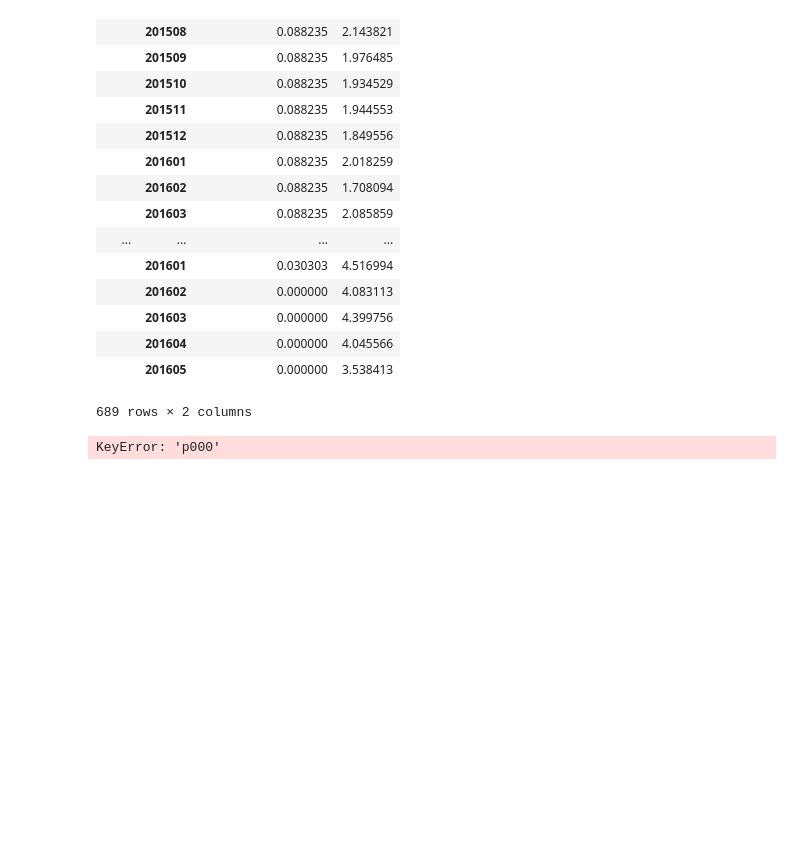
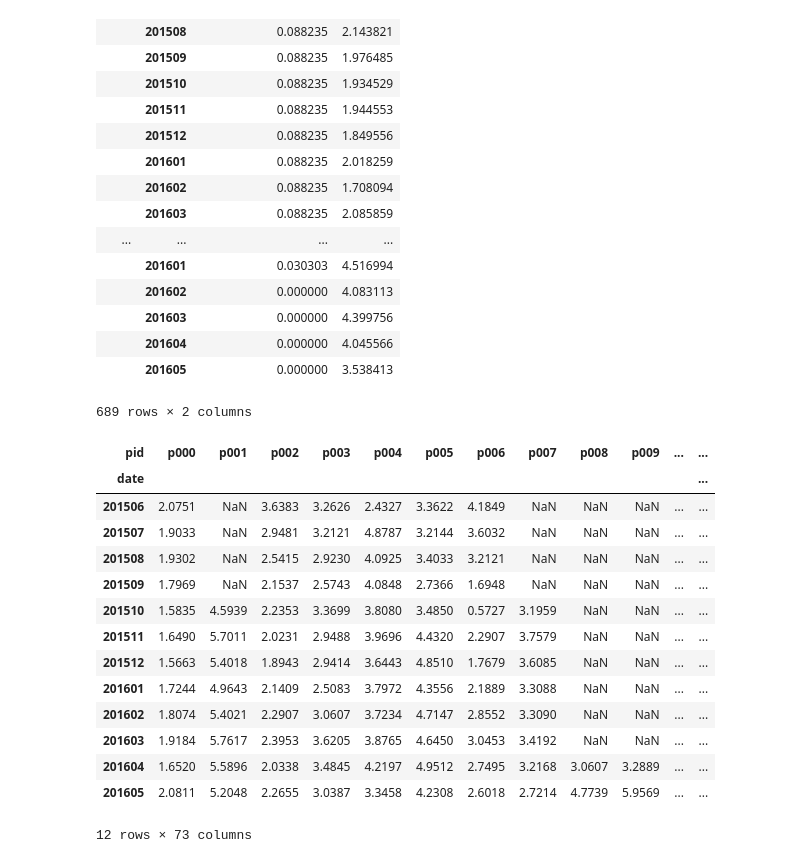
Before and after one commit to mine0321/LawsonCompe, a Jupyter notebook: notebooks/[ana]Date-product.ipynb, the cells around one changed output. Cells and saved outputs as stored; diff of their text form; code cells hidden in the pictures; blank space fills up the shorter version.

```diff
--- a/notebooks/[ana]Date-product.ipynb
+++ b/notebooks/[ana]Date-product.ipynb
@@ -87,7 +120,21 @@ df_dict[df_n].groupby(['pid', 'date']).mean()
 |  | 201605 | 0.000000 | 3.538413 |
 689 rows × 2 columns
 # %%
-for pid in pids:
-    df_dict[df_n][(df_dict[df_n].area == '関東')&(df_dict[df_n].location == 'ビジネス立地')&(df_dict[df_n].natural_lawson_store==1)].ix[pid].plot(y='y', title=pid)
+pt = df_dict[df_n][(df_dict[df_n].area == '関東')&(df_dict[df_n].location == 'ビジネス立地')&(df_dict[df_n].natural_lawson_store==0)].pivot(index='date',columns='pid', values='y' )
+pt
 # %% [output]
+| pid | p000 | p001 | p002 | p003 | p004 | p005 | p006 | p007 | p008 | p009 | ... | ... |
+| date |  |  |  |  |  |  |  |  |  |  |  | ... |
+| 201506 | 2.0751 | NaN | 3.6383 | 3.2626 | 2.4327 | 3.3622 | 4.1849 | NaN | NaN | NaN | ... | ... |
+| 201507 | 1.9033 | NaN | 2.9481 | 3.2121 | 4.8787 | 3.2144 | 3.6032 | NaN | NaN | NaN | ... | ... |
+| 201508 | 1.9302 | NaN | 2.5415 | 2.9230 | 4.0925 | 3.4033 | 3.2121 | NaN | NaN | NaN | ... | ... |
+| 201509 | 1.7969 | NaN | 2.1537 | 2.5743 | 4.0848 | 2.7366 | 1.6948 | NaN | NaN | NaN | ... | ... |
+| 201510 | 1.5835 | 4.5939 | 2.2353 | 3.3699 | 3.8080 | 3.4850 | 0.5727 | 3.1959 | NaN | NaN | ... | ... |
+| 201511 | 1.6490 | 5.7011 | 2.0231 | 2.9488 | 3.9696 | 4.4320 | 2.2907 | 3.7579 | NaN | NaN | ... | ... |
+| 201512 | 1.5663 | 5.4018 | 1.8943 | 2.9414 | 3.6443 | 4.8510 | 1.7679 | 3.6085 | NaN | NaN | ... | ... |
+| 201601 | 1.7244 | 4.9643 | 2.1409 | 2.5083 | 3.7972 | 4.3556 | 2.1889 | 3.3088 | NaN | NaN | ... | ... |
+| 201602 | 1.8074 | 5.4021 | 2.2907 | 3.0607 | 3.7234 | 4.7147 | 2.8552 | 3.3090 | NaN | NaN | ... | ... |
+| 201603 | 1.9184 | 5.7617 | 2.3953 | 3.6205 | 3.8765 | 4.6450 | 3.0453 | 3.4192 | NaN | NaN | ... | ... |
+| 201604 | 1.6520 | 5.5896 | 2.0338 | 3.4845 | 4.2197 | 4.9512 | 2.7495 | 3.2168 | 3.0607 | 3.2889 | ... | ... |
+| 201605 | 2.0811 | 5.2048 | 2.2655 | 3.0387 | 3.3458 | 4.2308 | 2.6018 | 2.7214 | 4.7739 | 5.9569 | ... | ... |
-KeyError: 'p000'
+12 rows × 73 columns
```
Also changed, not shown: parts of 7 cells of this notebook, 1 other file.
